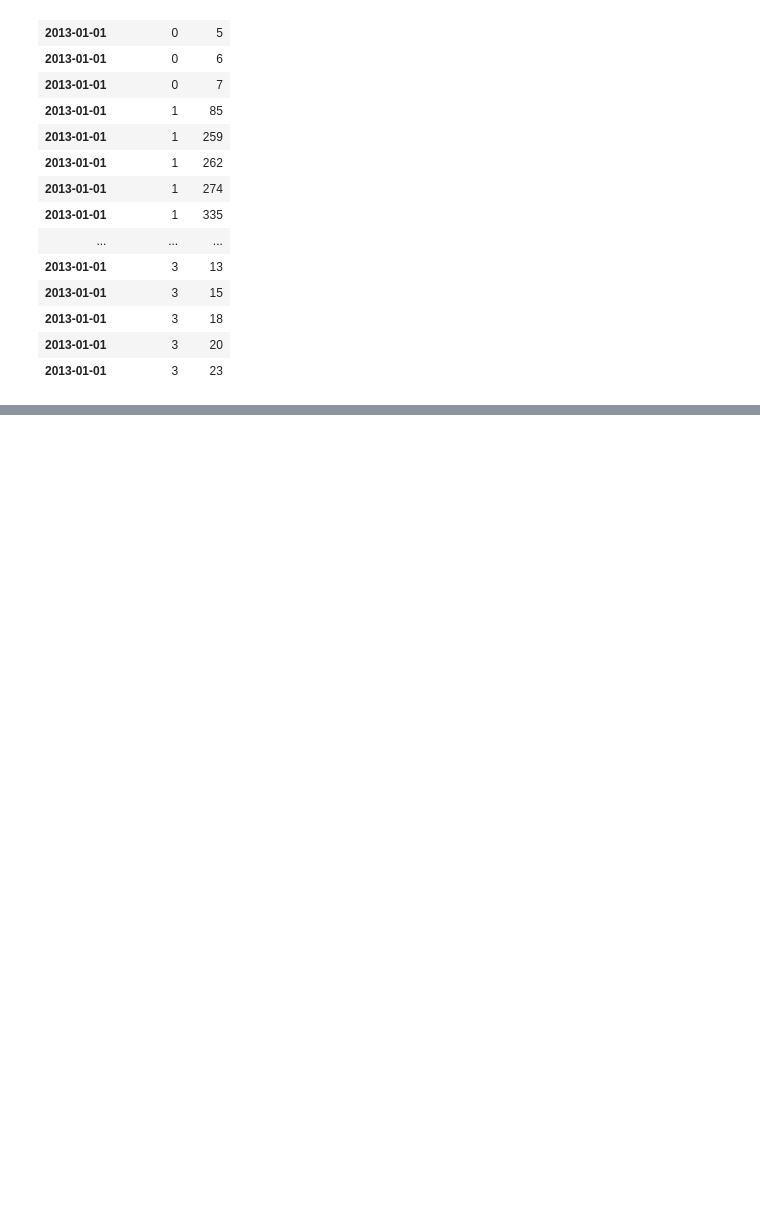
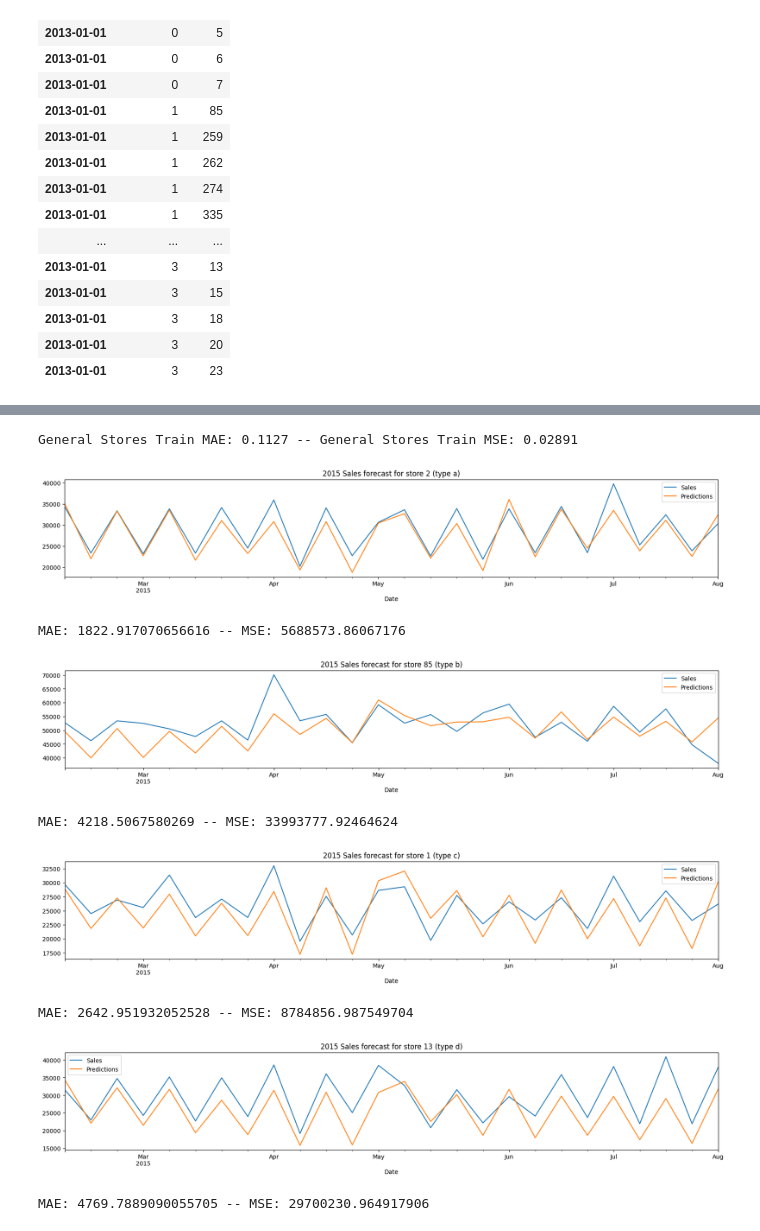
Before and after one commit to TheCamilovisk/RossmannSalesForecasting, a Jupyter notebook: 03.2 - XGBoost_multi_store_model.ipynb, the cells around one changed output, grey strips where cells are left out. Cells and saved outputs as stored; diff of their text form; code cells hidden in the pictures; blank space fills up the shorter version.

```diff
--- a/03.2 - XGBoost_multi_store_model.ipynb
+++ b/03.2 - XGBoost_multi_store_model.ipynb
@@ -435,0 +417,12 @@ MAE: 4459.251724543535 -- MSE: 31090500.006059118
+# %%
+stores_b_features, stores_b_sales = (
+    stores_b_df.drop("Sales", axis="columns"),
+    stores_b_df[["Sales"]],
+)
+general_stores_features, general_stores_sales = (
+    general_stores_df.drop("Sales", axis="columns"),
+    general_stores_df[["Sales"]],
+)
+# %%
+stores_b_regressor = XGBRegressor()
+stores_b_regressor.fit(stores_b_features, stores_b_sales)
@@ -435,0 +448,3 @@ MAE: 4459.251724543535 -- MSE: 31090500.006059118
+# %%
+general_stores_regressor = XGBRegressor()
+general_stores_regressor.fit(general_stores_features, general_stores_sales)
@@ -435,0 +463,44 @@ MAE: 4459.251724543535 -- MSE: 31090500.006059118
+# %%
+mae = mean_absolute_error(general_stores_sales, general_stores_regressor.predict(general_stores_features))
+mse = mean_squared_error(general_stores_sales, general_stores_regressor.predict(general_stores_features))
+
+print(f"General Stores Train MAE: {mae:.4} -- General Stores Train MSE: {mse:.4}")
+# %% [output]
+General Stores Train MAE: 0.1127 -- General Stores Train MSE: 0.02891
+# %%
+for store_type, store_id in selected_stores.items():
+    history_df = weekly_stores_sales_df[
+        weekly_stores_sales_df.Store == store_id
+    ].set_index("Date")
+
+    validation_sample = validation_weekly_stores_sales_df[
+        validation_weekly_stores_sales_df.Store == store_id
+    ].set_index("Date")
+    validation_trues = validation_sample.pop("Sales")
+
+    regressor = stores_b_regressor if store_type == "b" else general_stores_regressor
+
+    results_df = get_forecast(validation_sample, history_df, regressor)
+    results_df["Sales"] = validation_trues
+
+    mae = mean_absolute_error(results_df["Sales"], results_df["Predictions"])
+    mse = mean_squared_error(results_df["Sales"], results_df["Predictions"])
+
+    plt.figure()
+    plt.title(f"2015 Sales forecast for store {store_id} (type {store_type})")
+
+    ax = results_df["Sales"].plot(kind="line", figsize=(20, 3))
+    results_df["Predictions"].plot(kind="line", ax=ax)
+    ax.legend()
+    plt.show()
+
+    print(f"MAE: {mae} -- MSE: {mse}")
+# %% [output]
+[figure, added]
+MAE: 1822.917070656616 -- MSE: 5688573.86067176
+[figure, added]
+MAE: 4218.5067580269 -- MSE: 33993777.92464624
+[figure, added]
+MAE: 2642.951932052528 -- MSE: 8784856.987549704
+[figure, added]
+MAE: 4769.7889090055705 -- MSE: 29700230.964917906
```
Also changed, not shown: parts of 23 cells of this notebook.
